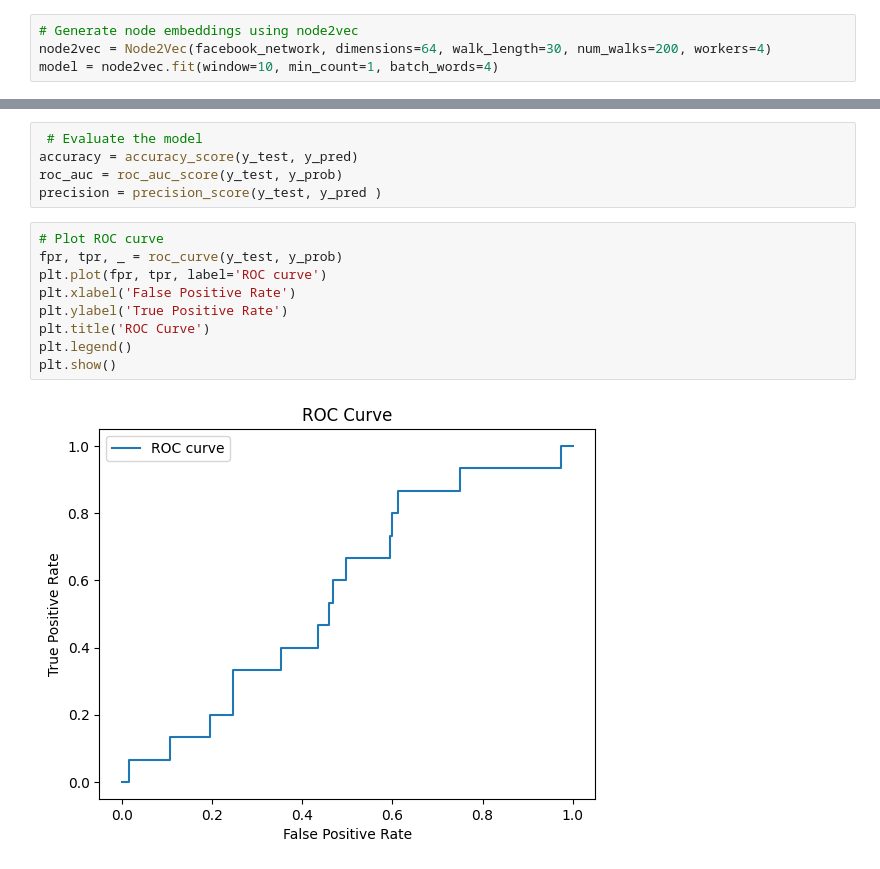
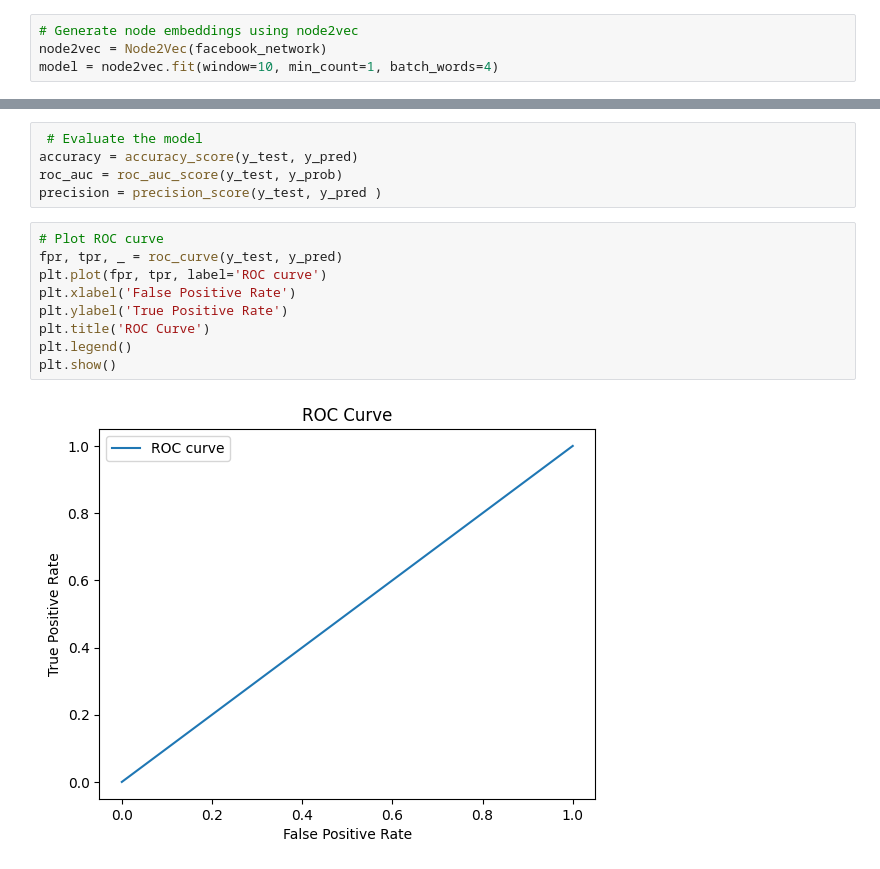
Before and after one commit to SedarKorka/Analysis-of-Complex-Networks, a Jupyter notebook: assigment10.ipynb, the cells around one changed output, grey strips where cells are left out. Drawn from its saved outputs; the diff is of its cells as text.

```diff
--- a/assigment10.ipynb
+++ b/assigment10.ipynb
@@ -52,7 +52,7 @@ print(target_edges)
 [(439, 458), (486, 357), (444, 363), (471, 426), (395, 483), (482, 460), (376, 360), (479, 417), (417, 431), (423, 414), (398, 493), (368, 363), (436, 370), (370, 360), (452, 376), (492, 400), (479, 4 ...
 # %%
 # Generate node embeddings using node2vec
-node2vec = Node2Vec(facebook_network, dimensions=64, walk_length=30, num_walks=200, workers=4)
+node2vec = Node2Vec(facebook_network)
 model = node2vec.fit(window=10, min_count=1, batch_words=4)
 # %%
 # Create a feature matrix X and labels y for the machine learning model
@@ -116,15 +97,15 @@ roc_auc = roc_auc_score(y_test, y_prob)
 precision = precision_score(y_test, y_pred )
 # %%
 # Plot ROC curve
-fpr, tpr, _ = roc_curve(y_test, y_prob)
+fpr, tpr, _ = roc_curve(y_test, y_pred)
 plt.plot(fpr, tpr, label='ROC curve')
 plt.xlabel('False Positive Rate')
 plt.ylabel('True Positive Rate')
 plt.title('ROC Curve')
 plt.legend()
 plt.show()
 # %% [output]
-[figure, old version]
+[figure, new version]
 # %%
 
 # Output the results
```
Also changed, not shown: parts of 2 cells of this notebook, 4 other files.
